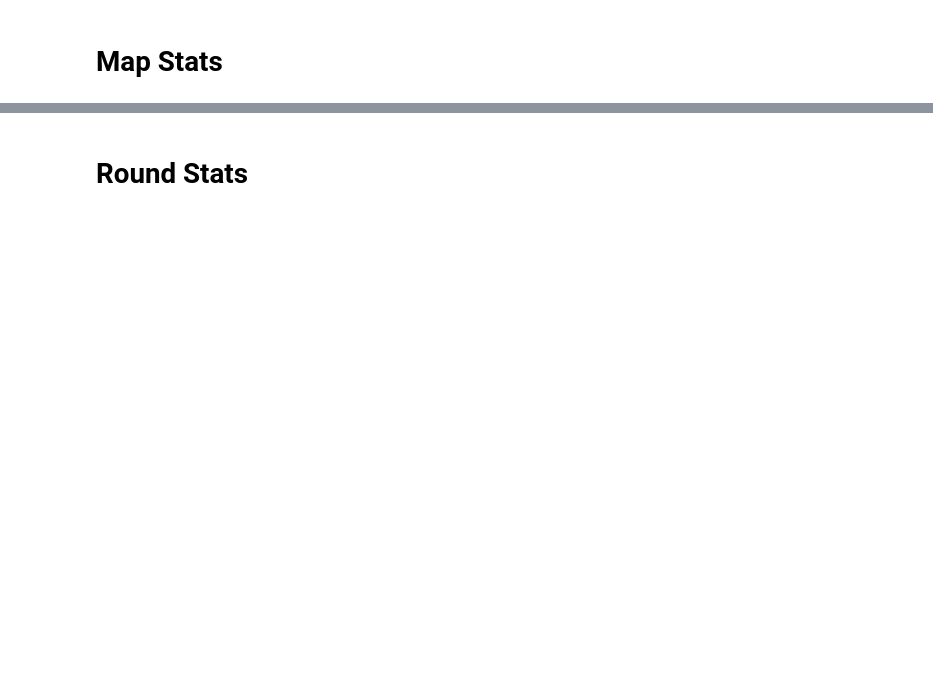
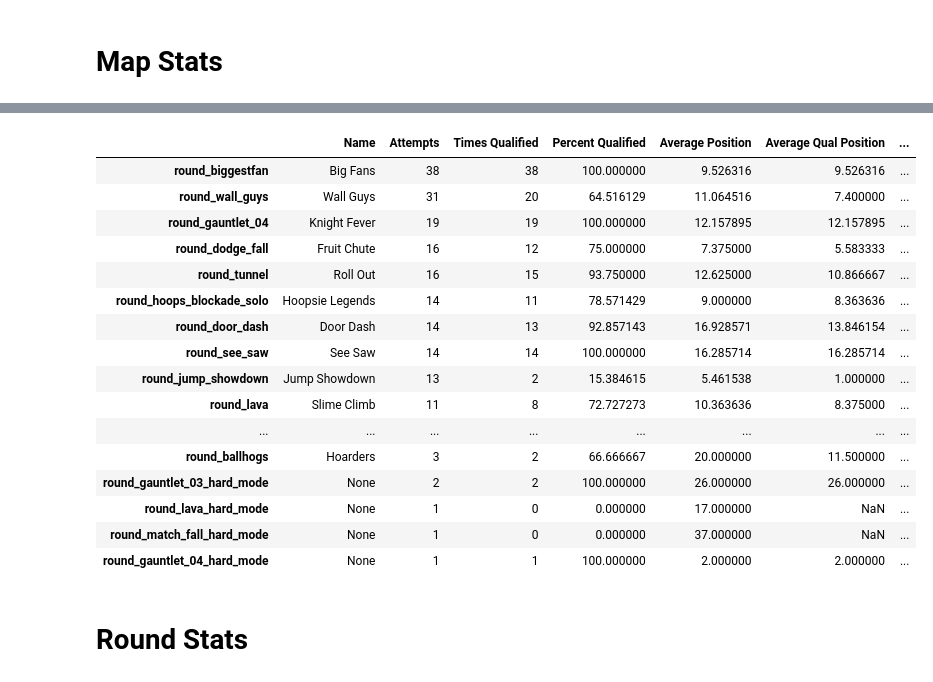
Before and after one commit to jvmohr/dataScience, a Jupyter notebook: Fall Guys/Fall Guys Data Exploration.ipynb, the cells around one changed output, grey strips where cells are left out. Saved outputs shown, nothing was run; the diff lists cells and outputs as text; code cells hidden in the pictures; blank space fills up the shorter version.

```diff
--- a/Fall Guys/Fall Guys Data Exploration.ipynb
+++ b/Fall Guys/Fall Guys Data Exploration.ipynb
@@ -31,7 +35,7 @@ roundCodeDict = {
     'round_tail_tag': 'Tail Tag',
     'round_hoops': 'Hoopsie Daisy',
     'round_hoops_blockade_solo': 'Hoopsie Legends',
-    # Dizzy Heights
+    'round_gauntlet_02': 'Dizzy Heights',
     'round_fall_ball_60_players': 'Fall Ball',
     # Royal Fumble
 }
@@ -123,22 +113,28 @@ rounds_df[rounds_df['Qualified']].groupby('Map').mean();
 grouped_rounds = rounds_df.groupby('Map')
 grouped_rounds_sum = grouped_rounds.sum()
 grouped_rounds_mean = grouped_rounds.mean()
+bonus_tiers_counts = grouped_rounds['BadgeId'].value_counts()
 
 grouped_rounds_dict = {
     'Name': map(roundCodeDict.get, grouped_rounds_sum.index.tolist()), # https://stackoverflow.com/questions/33078554/mapping-dictionary-value-to-list
     'Attempts': grouped_rounds.count()['Show ID'], # attempts
     'Times Qualified': grouped_rounds_sum['Qualified'].astype(int), # times qualified
     'Percent Qualified': grouped_rounds_mean['Qualified']*100, # percent qualified
-    #'Average Qual Time': rounds_df[rounds_df['Qualified']].groupby('Map').mean()['Time Spent'], # time, need to convert to seconds first
     'Average Position': grouped_rounds_mean['Position'], # avg position
-    'Average Qual Position': rounds_df[rounds_df['Qualified']].groupby('Map').mean()['Position'], # avg position when qualified
+    'Average Qual Position': qual_df.groupby('Map').mean()['Position'], # avg position when qualified
+    'Average Qual Time (s)': qual_df.groupby('Map').mean()['Time Spent'], # avg time when qualified
+    'Average Qual Round Times (s)': qual_df.groupby('Map').mean()['Round Length'], # avg round time when qualified
     'Total Kudos': grouped_rounds_sum['Kudos'] + grouped_rounds_sum['Bonus Kudos'], # total kudos
     'Total Fame': grouped_rounds_sum['Fame'] + grouped_rounds_sum['Bonus Fame'], # total fame
-    'Average Kudos': 0,
-    'Average Fame': 0,
+    'Average Kudos': 0, # placeholder
+    'Average Fame': 0, # placeholder
     'Average Team Score': grouped_rounds_mean['Team Score'], # avg team score
     # avg bonus tier? replace nan (no bonus) with something?
+    'Bonus: Gold': rounds_df.groupby('Map')['BadgeId'].value_counts()[:, 'gold'],
+    'Bonus: Silver': rounds_df.groupby('Map')['BadgeId'].value_counts()[:, 'silver'],
+    'Bonus: Bronze': rounds_df.groupby('Map')['BadgeId'].value_counts()[:, 'bronze'],
 }
 
 grouped_rounds_dict['Average Kudos'] = grouped_rounds_dict['Total Kudos'] / grouped_rounds_dict['Attempts']
 grouped_rounds_dict['Average Fame'] = grouped_rounds_dict['Total Fame'] / grouped_rounds_dict['Attempts']
+grouped_rounds_dict['Bonus: Gold'] = grouped_rounds_dict['Bonus: Gold'].fillna(0).astype(int)
@@ -167,3 +141,27 @@ pd.DataFrame(grouped_rounds_dict).sort_values('Attempts', ascending=False)
+# %%
+maps_df = pd.DataFrame(grouped_rounds_dict).sort_values('Attempts', ascending=False)
+maps_df['Bonus: Gold'] = maps_df['Bonus: Gold'].fillna(0).astype(int)
+maps_df['Bonus: Silver'] = maps_df['Bonus: Silver'].fillna(0).astype(int)
+maps_df['Bonus: Bronze'] = maps_df['Bonus: Bronze'].fillna(0).astype(int)
+maps_df
+# %% [output]
+|  | Name | Attempts | Times Qualified | Percent Qualified | Average Position | Average Qual Position | ... |
+| round_biggestfan | Big Fans | 38 | 38 | 100.000000 | 9.526316 | 9.526316 | ... |
+| round_wall_guys | Wall Guys | 31 | 20 | 64.516129 | 11.064516 | 7.400000 | ... |
+| round_gauntlet_04 | Knight Fever | 19 | 19 | 100.000000 | 12.157895 | 12.157895 | ... |
+| round_dodge_fall | Fruit Chute | 16 | 12 | 75.000000 | 7.375000 | 5.583333 | ... |
+| round_tunnel | Roll Out | 16 | 15 | 93.750000 | 12.625000 | 10.866667 | ... |
+| round_hoops_blockade_solo | Hoopsie Legends | 14 | 11 | 78.571429 | 9.000000 | 8.363636 | ... |
+| round_door_dash | Door Dash | 14 | 13 | 92.857143 | 16.928571 | 13.846154 | ... |
+| round_see_saw | See Saw | 14 | 14 | 100.000000 | 16.285714 | 16.285714 | ... |
+| round_jump_showdown | Jump Showdown | 13 | 2 | 15.384615 | 5.461538 | 1.000000 | ... |
+| round_lava | Slime Climb | 11 | 8 | 72.727273 | 10.363636 | 8.375000 | ... |
+| ... | ... | ... | ... | ... | ... | ... | ... |
+| round_ballhogs | Hoarders | 3 | 2 | 66.666667 | 20.000000 | 11.500000 | ... |
+| round_gauntlet_03_hard_mode | None | 2 | 2 | 100.000000 | 26.000000 | 26.000000 | ... |
+| round_lava_hard_mode | None | 1 | 0 | 0.000000 | 17.000000 | NaN | ... |
+| round_match_fall_hard_mode | None | 1 | 0 | 0.000000 | 37.000000 | NaN | ... |
+| round_gauntlet_04_hard_mode | None | 1 | 1 | 100.000000 | 2.000000 | 2.000000 | ... |
 # %% [markdown]
 # Round Stats
 # %%
```
Also changed, not shown: parts of 19 cells of this notebook, 4 other files.
